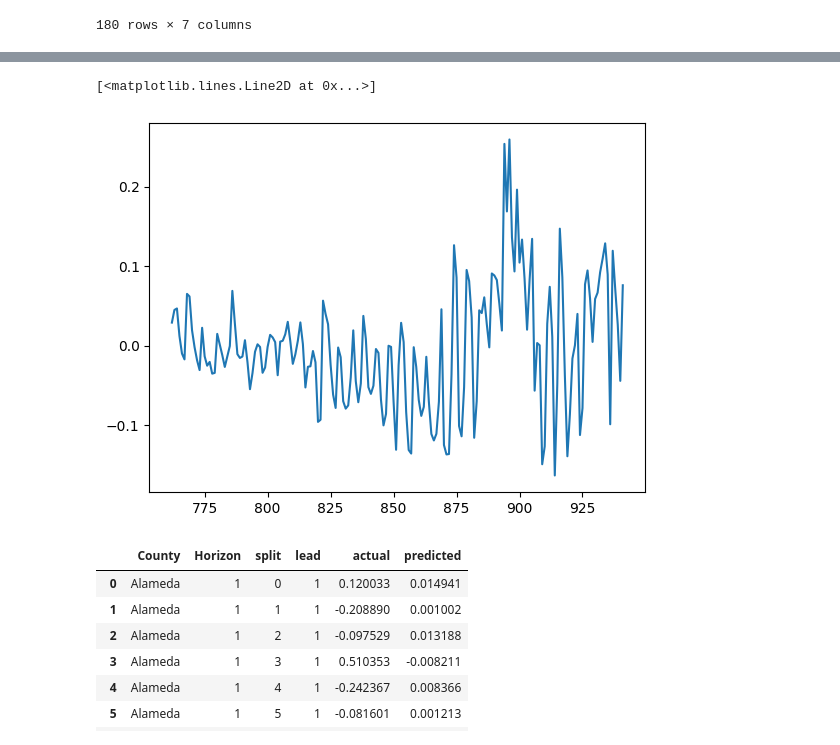
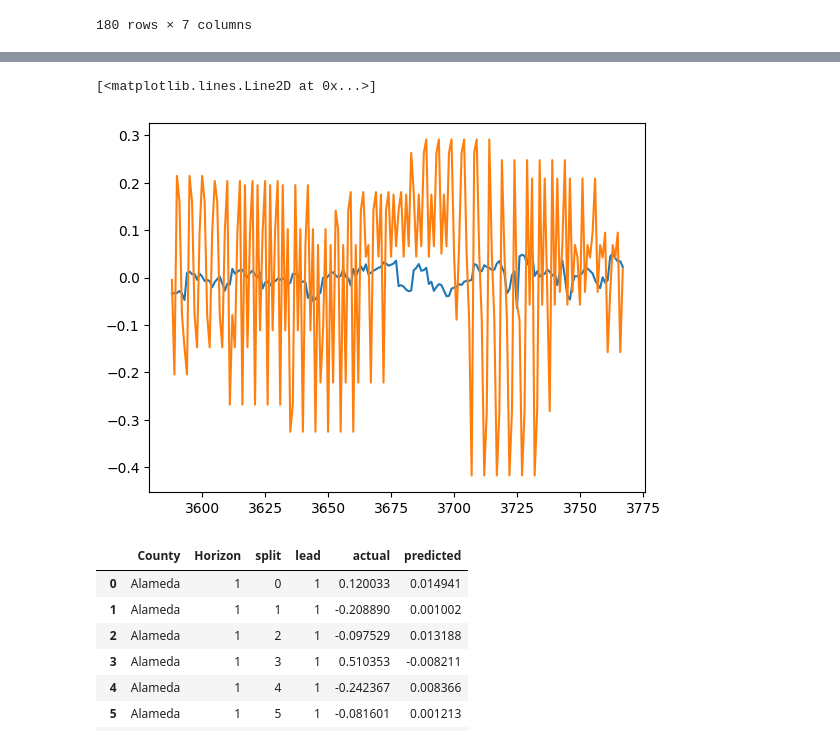
Before and after one commit to MBanuelos/ValleyFever-MediaSignals, a Jupyter notebook: notebooks/Media/Best_Models.ipynb, the cells around one changed output, grey strips where cells are left out. Drawn from its saved outputs; the diff is of its cells as text; code cells hidden in the pictures.

Commit message:
Rerunning models to maintain time for plotting

```diff
--- a/notebooks/Media/Best_Models.ipynb
+++ b/notebooks/Media/Best_Models.ipynb
@@ -456,9 +491,9 @@ import matplotlib.pyplot as plt
 # %%
-plt.plot(county_preds['Alameda'][6]['twitter']['predicted'],
-dates)
+plt.plot(county_preds['Kern'][6]['twitter']['predicted'])
+plt.plot(county_preds['Kern'][6]['twitter']['actual'])
 # %% [output]
 [<matplotlib.lines.Line2D at 0x...>]
-[figure, old version]
+[figure, new version]
 # %%
 lstm_preds[['County', 'Horizon', 'split', 'lead', 'actual', 'predicted']].head(15)
 # %% [output]
```
Also changed, not shown: parts of 6 cells of this notebook, 20 other files.
